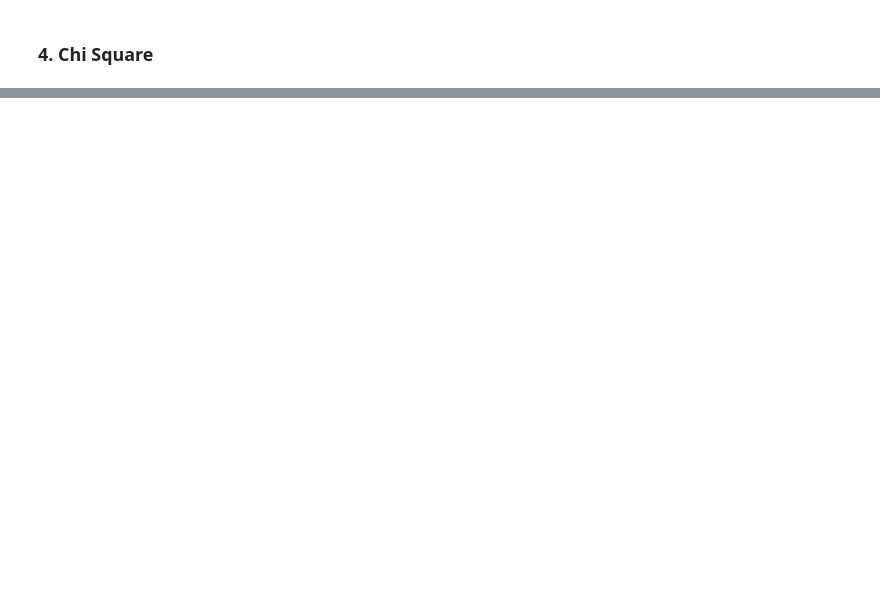
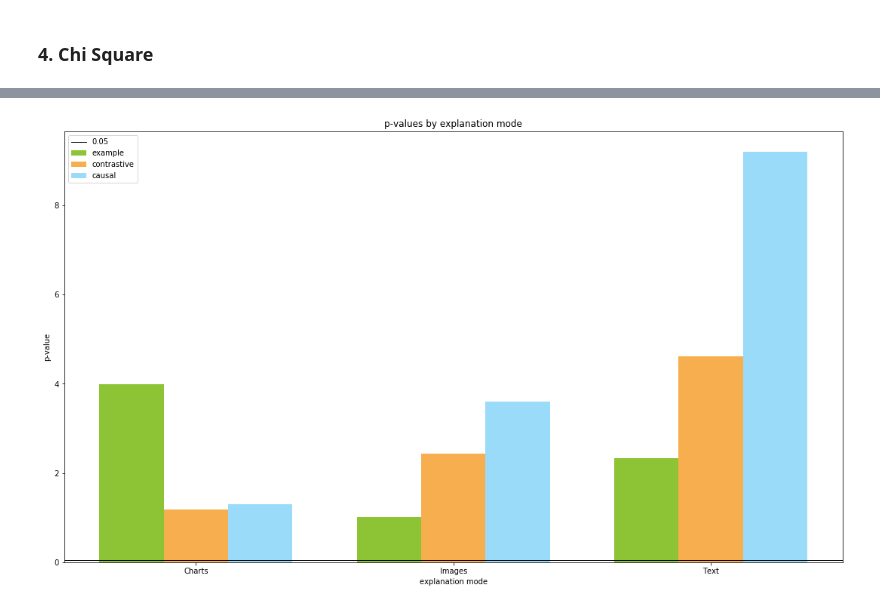
Before and after one commit to tasjian/CS6460, a Jupyter notebook: CS6460 data analysis-April-10.ipynb, the cells around one changed output, grey strips where cells are left out. Saved outputs shown, nothing was run; the diff lists cells and outputs as text; code cells hidden in the pictures; blank space fills up the shorter version.

```diff
--- a/CS6460 data analysis-April-10.ipynb
+++ b/CS6460 data analysis-April-10.ipynb
@@ -94,0 +88,42 @@ print(res)
+# %%
+
+# data to plot
+n_groups = 3
+example_chi = (3.98502618, 1.00627847, 2.33894693)
+contrastive_chi = (1.17910224, 2.43291869, 4.62055507)
+causal_chi = (1.30256683, 3.60815509, 9.20038534)
+
+
+# create plot
+fig, ax = plt.subplots()
+index = np.arange(n_groups)
+bar_width = 0.25
+opacity = 0.8
+
+rects1 = plt.bar(index, example_chi, bar_width,
+alpha=opacity,
+color='#70B603',
+label='example')
+
+rects2 = plt.bar(index + bar_width, contrastive_chi, bar_width,
+alpha=opacity,
+color='#F59A23',
+label='contrastive')
+
+rects3 = plt.bar(index + bar_width + bar_width, causal_chi, bar_width,
+alpha=opacity,
+color='#81D3F8',
+label='causal')
+
+plt.axhline(y=0.05, color='k', linestyle='-', label='0.05', linewidth=1)
+
+plt.xlabel('explanation mode')
+plt.ylabel('p-value')
+plt.title('p-values by explanation mode')
+plt.xticks(index + bar_width, ('Charts', 'Images', 'Text', 'D'))
+plt.legend()
+
+fig.set_size_inches(18.5, 10.5)
+plt.show()
+# %% [output]
+[figure, added]
```
Also changed, not shown: parts of 10 cells of this notebook.
